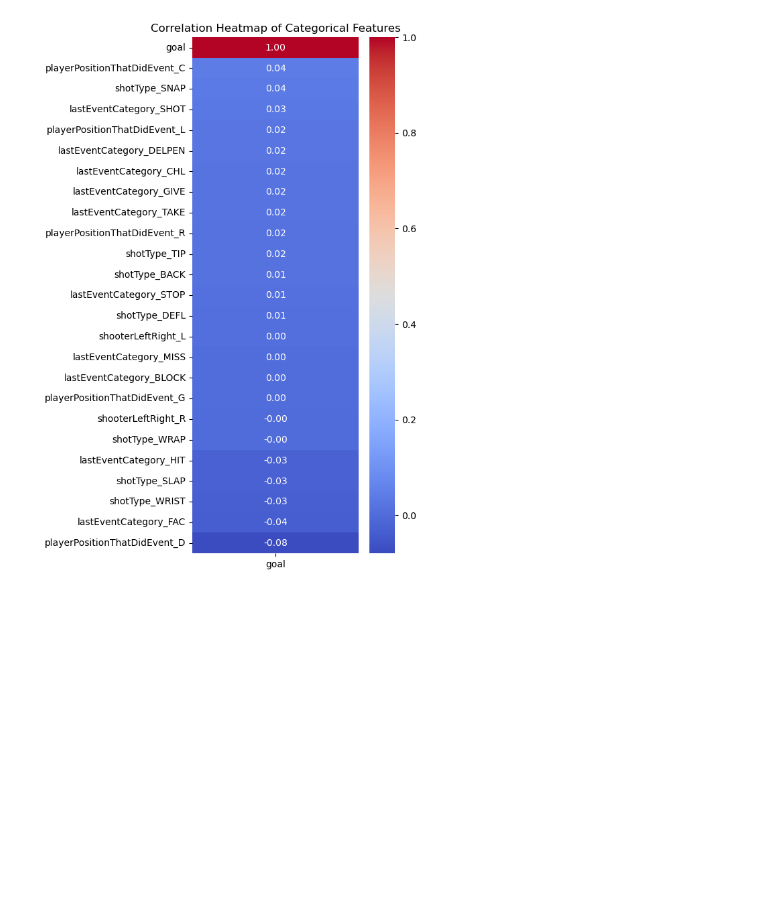
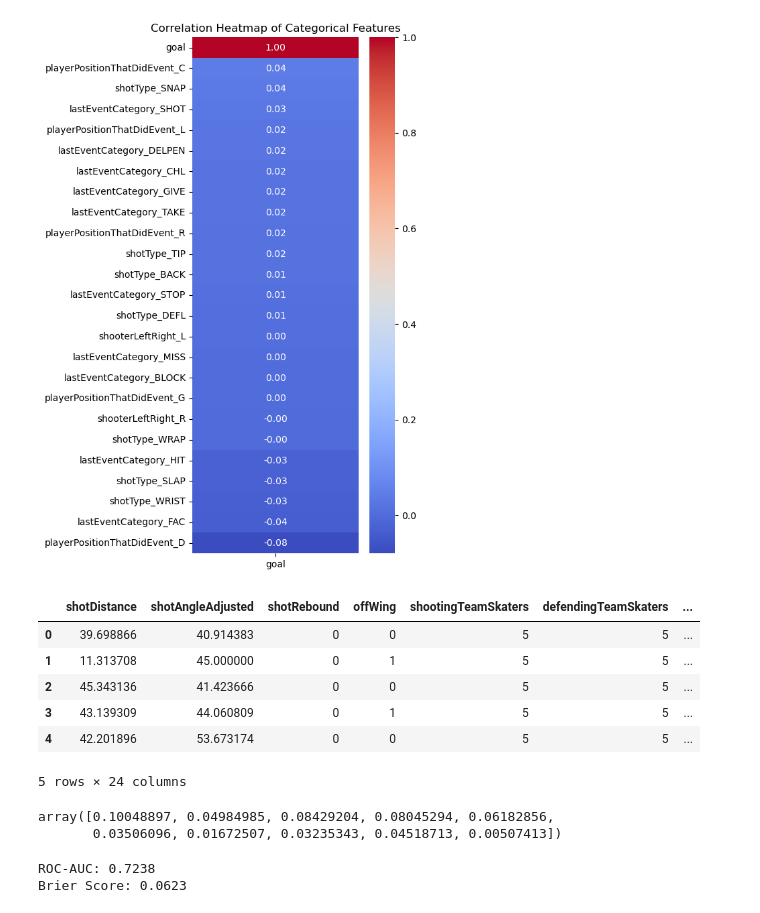
Before and after one commit to siqbal21/NHL-Shot-Probability-Machine-Learning-Model, a Jupyter notebook: xg_model.ipynb, the cells around one changed output. Cells and saved outputs as stored; diff of their text form; code cells hidden in the pictures; blank space fills up the shorter version.

```diff
--- a/xg_model.ipynb
+++ b/xg_model.ipynb
@@ -465,3 +465,49 @@ plt.title("Correlation Heatmap of Categorical Features")
 # %% [output]
 Text(0.5, 1.0, 'Correlation Heatmap of Categorical Features')
 [figure]
+# %%
+numeric_features = ['shotDistance', 'shotAngleAdjusted', 'shotRebound', 'offWing', 'shootingTeamSkaters', 'defendingTeamSkaters', 'period', 'distanceFromLastEvent', 'scoreDifferential']
+categorical_features = ['shotType', 'lastEventCategory']
+X = df[numeric_features + categorical_features]
+X = pd.get_dummies(X, columns=['shotType', 'lastEventCategory'], drop_first=True, dtype=int)
+X.head()
+# %% [output]
+|  | shotDistance | shotAngleAdjusted | shotRebound | offWing | shootingTeamSkaters | defendingTeamSkaters | ... |
+| 0 | 39.698866 | 40.914383 | 0 | 0 | 5 | 5 | ... |
+| 1 | 11.313708 | 45.000000 | 0 | 1 | 5 | 5 | ... |
+| 2 | 45.343136 | 41.423666 | 0 | 0 | 5 | 5 | ... |
+| 3 | 43.139309 | 44.060809 | 0 | 1 | 5 | 5 | ... |
+| 4 | 42.201896 | 53.673174 | 0 | 0 | 5 | 5 | ... |
+5 rows × 24 columns
+# %%
+from sklearn.model_selection import train_test_split
+from sklearn.preprocessing import StandardScaler
+from sklearn.linear_model import LogisticRegression
+from sklearn.metrics import classification_report, roc_auc_score, brier_score_loss
+
+scaler = StandardScaler()
+
+y=df['goal']
+
+X_train, X_test, y_train, y_test = train_test_split(X, y, test_size=0.2, random_state=42, stratify=y)
+
+X_train[numeric_features] = scaler.fit_transform(X_train[numeric_features])
+X_test[numeric_features] = scaler.transform(X_test[numeric_features])
+
+lr_model = LogisticRegression(max_iter=1000, random_state=42)
+lr_model.fit(X_train, y_train)
+
+y_probability = lr_model.predict_proba(X_test)[:, 1]
+y_probability[:10]
+# %% [output]
+array([0.10048897, 0.04984985, 0.08429204, 0.08045294, 0.06182856,
+       0.03506096, 0.01672507, 0.03235343, 0.04518713, 0.00507413])
+# %%
+roc_auc = roc_auc_score(y_test, y_probability)
+brier = brier_score_loss(y_test, y_probability)
+
+print(f"ROC-AUC: {roc_auc:.4f}")
+print(f"Brier Score: {brier:.4f}")
+# %% [output]
+ROC-AUC: 0.7238
+Brier Score: 0.0623
```
Also changed, not shown: parts of 1 cell of this notebook.
